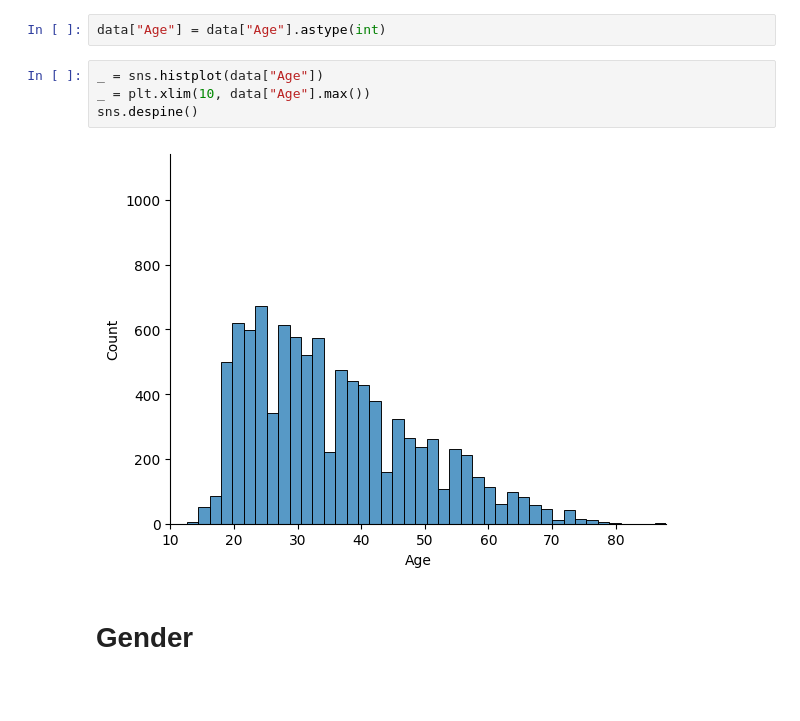
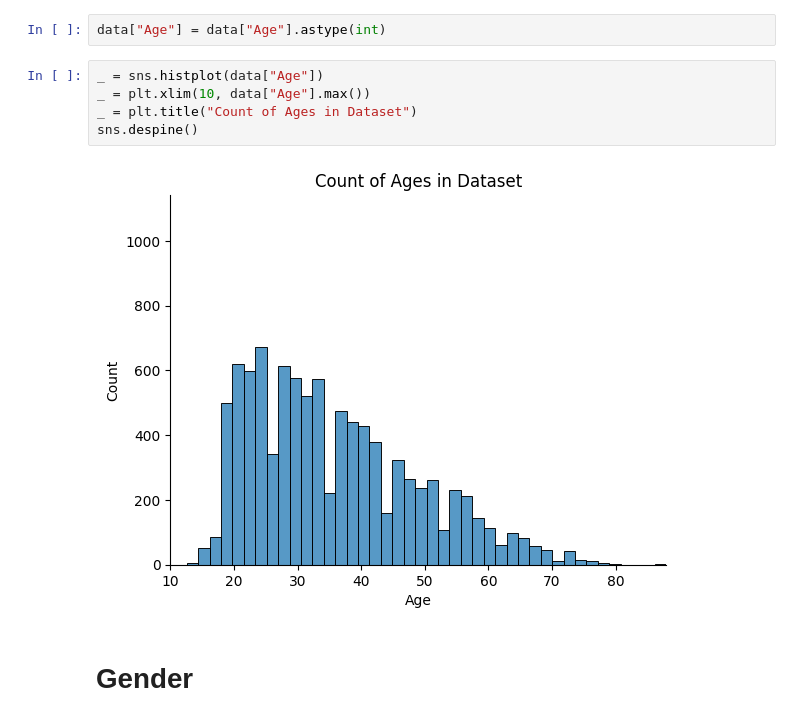
Before and after one commit to AwpData/INFO-371-Stuff, a Jupyter notebook: Group Project/data-cleaning.ipynb, the cells around one changed output. Saved outputs shown, nothing was run; the diff lists cells and outputs as text; blank space fills up the shorter version.

```diff
--- a/Group Project/data-cleaning.ipynb
+++ b/Group Project/data-cleaning.ipynb
@@ -198,9 +212,10 @@ data["Age"] = data["Age"].astype(int)
 # %%
 _ = sns.histplot(data["Age"])
 _ = plt.xlim(10, data["Age"].max())
+_ = plt.title("Count of Ages in Dataset")
 sns.despine()
 # %% [output]
-[figure, old version]
+[figure, new version]
 # %% [markdown]
 # Gender
 # %%
```
Also changed, not shown: parts of 6 cells of this notebook, 2 other files.
